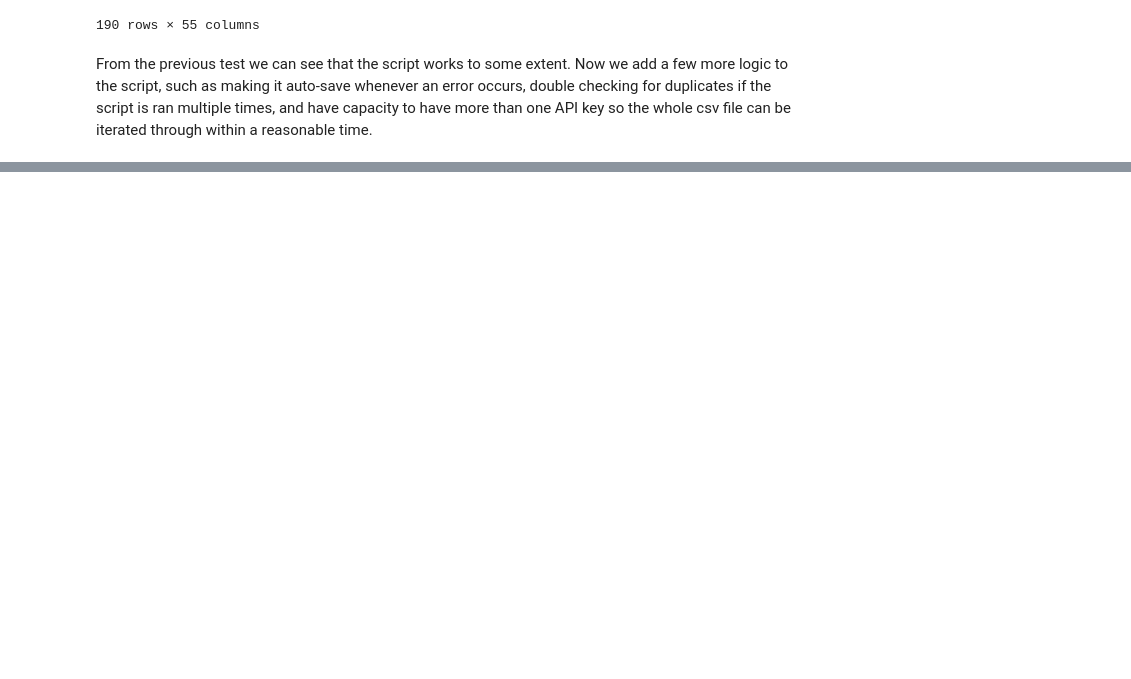
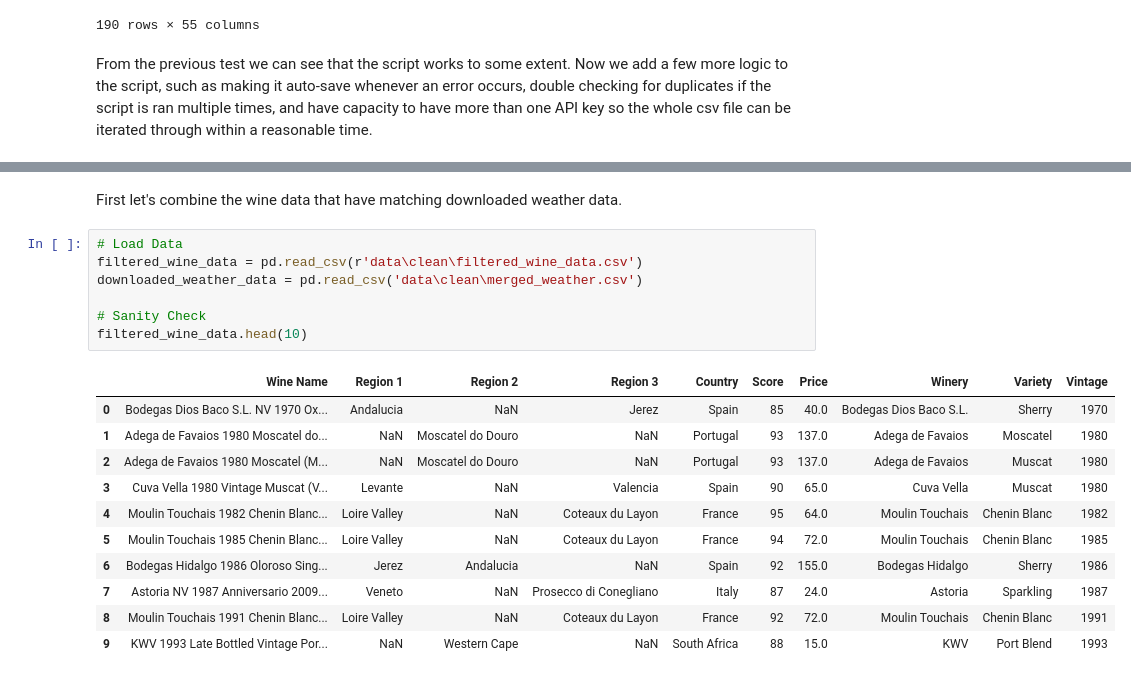
Before and after one commit to georgejieh/predicting_grape_suitability_based_on_climate_and_precipitation, a Jupyter notebook: exploratory_data_analysis_public.ipynb, the cells around one changed output, grey strips where cells are left out. Cells and saved outputs as stored; diff of their text form; blank space fills up the shorter version.

```diff
--- a/exploratory_data_analysis_public.ipynb
+++ b/exploratory_data_analysis_public.ipynb
@@ -990,0 +1039,21 @@ No valid address found for Tenuta La Fuga
+# %% [markdown]
+First let's combine the wine data that have matching downloaded weather data.
+# %%
+# Load Data
+filtered_wine_data = pd.read_csv(r'data\clean\filtered_wine_data.csv')
+downloaded_weather_data = pd.read_csv('data\clean\merged_weather.csv')
+
+# Sanity Check
+filtered_wine_data.head(10)
+# %% [output]
+|  | Wine Name | Region 1 | Region 2 | Region 3 | Country | Score | Price | Winery | Variety | Vintage |
+| 0 | Bodegas Dios Baco S.L. NV 1970 Ox... | Andalucia | NaN | Jerez | Spain | 85 | 40.0 | Bodegas Dios Baco S.L. | Sherry | 1970 |
+| 1 | Adega de Favaios 1980 Moscatel do... | NaN | Moscatel do Douro | NaN | Portugal | 93 | 137.0 | Adega de Favaios | Moscatel | 1980 |
+| 2 | Adega de Favaios 1980 Moscatel (M... | NaN | Moscatel do Douro | NaN | Portugal | 93 | 137.0 | Adega de Favaios | Muscat | 1980 |
+| 3 | Cuva Vella 1980 Vintage Muscat (V... | Levante | NaN | Valencia | Spain | 90 | 65.0 | Cuva Vella | Muscat | 1980 |
+| 4 | Moulin Touchais 1982 Chenin Blanc... | Loire Valley | NaN | Coteaux du Layon | France | 95 | 64.0 | Moulin Touchais | Chenin Blanc | 1982 |
+| 5 | Moulin Touchais 1985 Chenin Blanc... | Loire Valley | NaN | Coteaux du Layon | France | 94 | 72.0 | Moulin Touchais | Chenin Blanc | 1985 |
+| 6 | Bodegas Hidalgo 1986 Oloroso Sing... | Jerez | Andalucia | NaN | Spain | 92 | 155.0 | Bodegas Hidalgo | Sherry | 1986 |
+| 7 | Astoria NV 1987 Anniversario 2009... | Veneto | NaN | Prosecco di Conegliano | Italy | 87 | 24.0 | Astoria | Sparkling | 1987 |
+| 8 | Moulin Touchais 1991 Chenin Blanc... | Loire Valley | NaN | Coteaux du Layon | France | 92 | 72.0 | Moulin Touchais | Chenin Blanc | 1991 |
+| 9 | KWV 1993 Late Bottled Vintage Por... | NaN | Western Cape | NaN | South Africa | 88 | 15.0 | KWV | Port Blend | 1993 |
```
Also changed, not shown: parts of 13 cells of this notebook, 4 other files.
